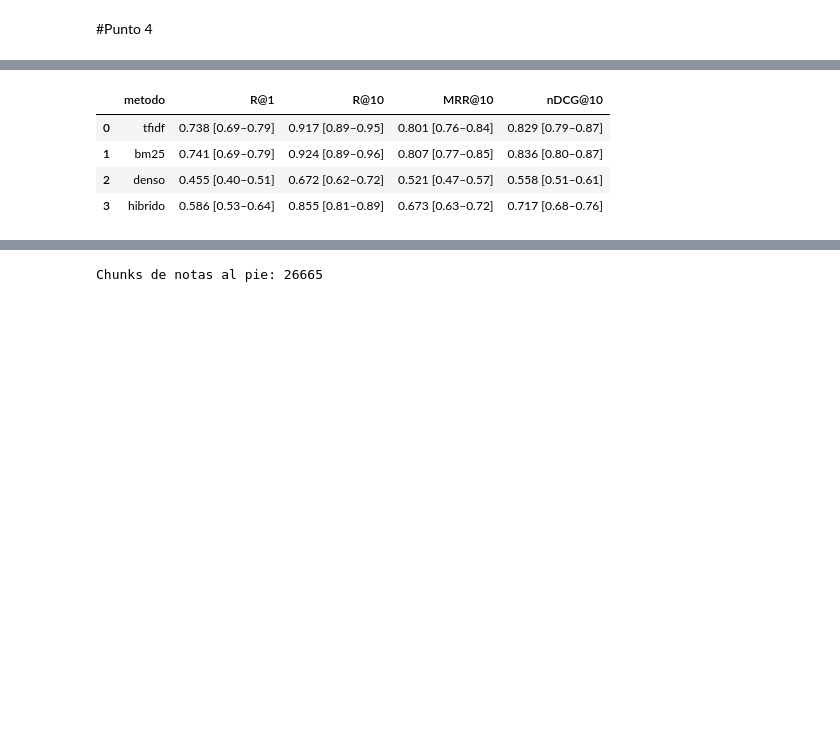
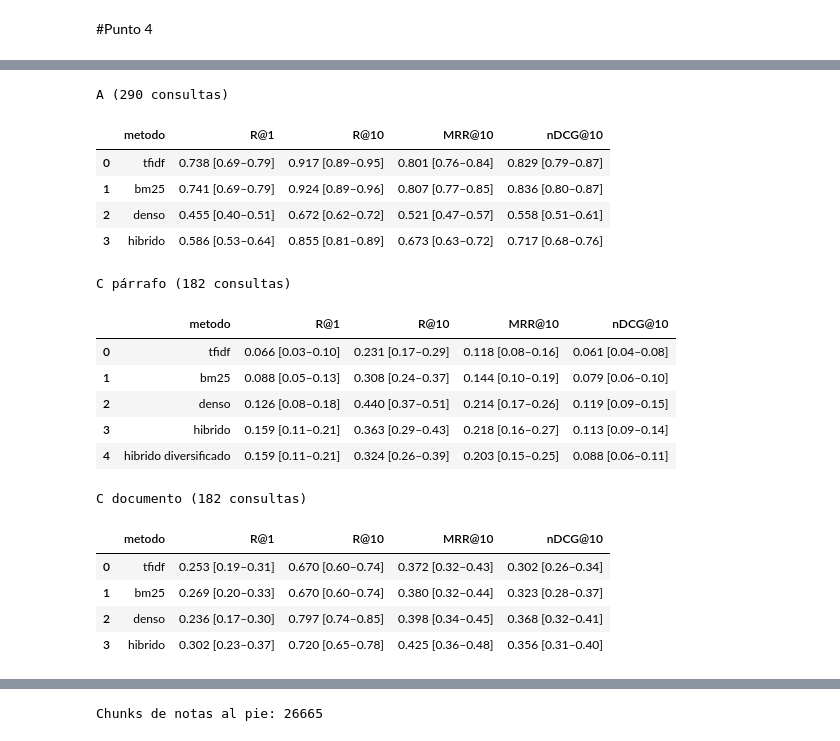
Before and after one commit to GiraldoB/RAG-CIDH, a Jupyter notebook: proyecto_(2).ipynb, the cells around one changed output, grey strips where cells are left out. Saved outputs shown, nothing was run; the diff lists cells and outputs as text; code cells hidden in the pictures; blank space fills up the shorter version.

```diff
--- a/proyecto_(2).ipynb
+++ b/proyecto_(2).ipynb
@@ -3410,18 +3451,46 @@ emb_res = codificar_consultas(consultas_res["consulta"])
 var_principal = {"chunks": df_chunks, "emb": embeddings, "bm25": bm25}
-# %%
-# ============================================================
-# 4.4 RESULTADOS: RESÚMENES OFICIALES (por documento)
-# ============================================================
-COLS_DOC = ["R@1", "R@10", "MRR@10", "nDCG@10"]
-eval_res = evaluar_resumenes(var_principal, "principal", METODOS)
-tabla_res = resumir(eval_res, ["metodo"], COLS_DOC)
-display(formatear(tabla_res, COLS_DOC))
-# %% [output]
-|  | metodo | R@1 | R@10 | MRR@10 | nDCG@10 |
-| 0 | tfidf | 0.738 [0.69–0.79] | 0.917 [0.89–0.95] | 0.801 [0.76–0.84] | 0.829 [0.79–0.87] |
-| 1 | bm25 | 0.741 [0.69–0.79] | 0.924 [0.89–0.96] | 0.807 [0.77–0.85] | 0.836 [0.80–0.87] |
-| 2 | denso | 0.455 [0.40–0.51] | 0.672 [0.62–0.72] | 0.521 [0.47–0.57] | 0.558 [0.51–0.61] |
-| 3 | hibrido | 0.586 [0.53–0.64] | 0.855 [0.81–0.89] | 0.673 [0.63–0.72] | 0.717 [0.68–0.76] |
+# %%
+# ============================================================
+# 4.4 RESULTADOS: RESÚMENES OFICIALES (A) Y CUADERNILLOS (C)
+# ============================================================
+# El híbrido diversificado (un resultado por caso) se evalúa en C por párrafo con buscar(), que es lo que vería
+# el usuario; en A no aplica, porque hay un solo documento relevante.
+COLS_DOC = ["R@1", "R@10", "MRR@10", "nDCG@10"]
+eval_principal = evaluar_variante(var_principal, "principal", METODOS)
+
+chunk_ids = df_chunks["chunk_id"].to_numpy()
+gan_parr_ids = {q: {chunk_ids[i]: g for i, g in d.items()} for q, d in ganancia_cuadernillos(df_chunks).items()}
+eval_div = pd.DataFrame([{"conjunto": "C párrafo", "variante": "principal", "metodo": "hibrido diversificado",
+                          "consulta_id": q.consulta_id,
+                          **metricas(buscar(q.consulta, "hibrido", k=10)["chunk_id"].tolist(), gan_parr_ids.get(q.consulta_id, {}))}
+                         for q in consultas_cuad.itertuples()])
+eval_principal = pd.concat([eval_principal, eval_div], ignore_index=True)
+
+tablas = {c: resumir(g, ["metodo"], COLS_DOC) for c, g in eval_principal.groupby("conjunto", sort=False)}
+for c, n in [("A", len(consultas_res)), ("C párrafo", len(consultas_cuad)), ("C documento", len(consultas_cuad))]:
+    print(f"\n{c} ({n} consultas)")
+    display(formatear(tablas[c], COLS_DOC))
+tabla_res = tablas["A"]
+# %% [output]
+A (290 consultas)
+|  | metodo | R@1 | R@10 | MRR@10 | nDCG@10 |
+| 0 | tfidf | 0.738 [0.69–0.79] | 0.917 [0.89–0.95] | 0.801 [0.76–0.84] | 0.829 [0.79–0.87] |
+| 1 | bm25 | 0.741 [0.69–0.79] | 0.924 [0.89–0.96] | 0.807 [0.77–0.85] | 0.836 [0.80–0.87] |
+| 2 | denso | 0.455 [0.40–0.51] | 0.672 [0.62–0.72] | 0.521 [0.47–0.57] | 0.558 [0.51–0.61] |
+| 3 | hibrido | 0.586 [0.53–0.64] | 0.855 [0.81–0.89] | 0.673 [0.63–0.72] | 0.717 [0.68–0.76] |
+C párrafo (182 consultas)
+|  | metodo | R@1 | R@10 | MRR@10 | nDCG@10 |
+| 0 | tfidf | 0.066 [0.03–0.10] | 0.231 [0.17–0.29] | 0.118 [0.08–0.16] | 0.061 [0.04–0.08] |
+| 1 | bm25 | 0.088 [0.05–0.13] | 0.308 [0.24–0.37] | 0.144 [0.10–0.19] | 0.079 [0.06–0.10] |
+| 2 | denso | 0.126 [0.08–0.18] | 0.440 [0.37–0.51] | 0.214 [0.17–0.26] | 0.119 [0.09–0.15] |
+| 3 | hibrido | 0.159 [0.11–0.21] | 0.363 [0.29–0.43] | 0.218 [0.16–0.27] | 0.113 [0.09–0.14] |
+| 4 | hibrido diversificado | 0.159 [0.11–0.21] | 0.324 [0.26–0.39] | 0.203 [0.15–0.25] | 0.088 [0.06–0.11] |
+C documento (182 consultas)
+|  | metodo | R@1 | R@10 | MRR@10 | nDCG@10 |
+| 0 | tfidf | 0.253 [0.19–0.31] | 0.670 [0.60–0.74] | 0.372 [0.32–0.43] | 0.302 [0.26–0.34] |
+| 1 | bm25 | 0.269 [0.20–0.33] | 0.670 [0.60–0.74] | 0.380 [0.32–0.44] | 0.323 [0.28–0.37] |
+| 2 | denso | 0.236 [0.17–0.30] | 0.797 [0.74–0.85] | 0.398 [0.34–0.45] | 0.368 [0.32–0.41] |
+| 3 | hibrido | 0.302 [0.23–0.37] | 0.720 [0.65–0.78] | 0.425 [0.36–0.48] | 0.356 [0.31–0.40] |
 # %%
 # ============================================================
 # 4.5 RESULTADOS: CONSULTAS PROPIAS (por chunk, juicios 0–2)
```
Also changed, not shown: parts of 7 cells of this notebook, 6 other files.
